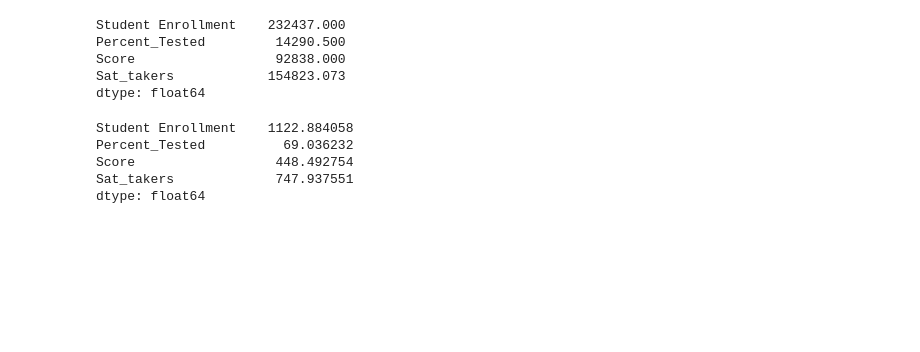
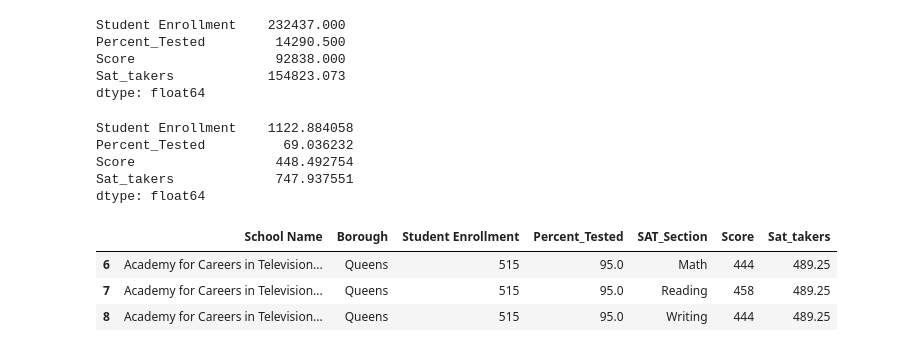
Before and after one commit to junio-firmino/Aprendizado_python, a Jupyter notebook: scores.ipynb, the cells around one changed output. Drawn from its saved outputs; the diff is of its cells as text; code cells hidden in the pictures; blank space fills up the shorter version.

```diff
--- a/scores.ipynb
+++ b/scores.ipynb
@@ -344,4 +344,4 @@ sat.pivot_table(values='Student Enrollment',index='Borough', aggfunc='sum')
 | Queens | 232437 |
 | Staten Island | 55380 |
 # %%
-sat[sat.Borough == 'Queens']
+teste = sat[sat.Borough == 'Queens']
@@ -375,3 +361,10 @@ Percent_Tested          69.036232
 Score                  448.492754
 Sat_takers             747.937551
 dtype: float64
+# %%
+teste.head(3)
+# %% [output]
+|  | School Name | Borough | Student Enrollment | Percent_Tested | SAT_Section | Score | Sat_takers |
+| 6 | Academy for Careers in Television... | Queens | 515 | 95.0 | Math | 444 | 489.25 |
+| 7 | Academy for Careers in Television... | Queens | 515 | 95.0 | Reading | 458 | 489.25 |
+| 8 | Academy for Careers in Television... | Queens | 515 | 95.0 | Writing | 444 | 489.25 |
```
Also changed, not shown: parts of 4 cells of this notebook.
